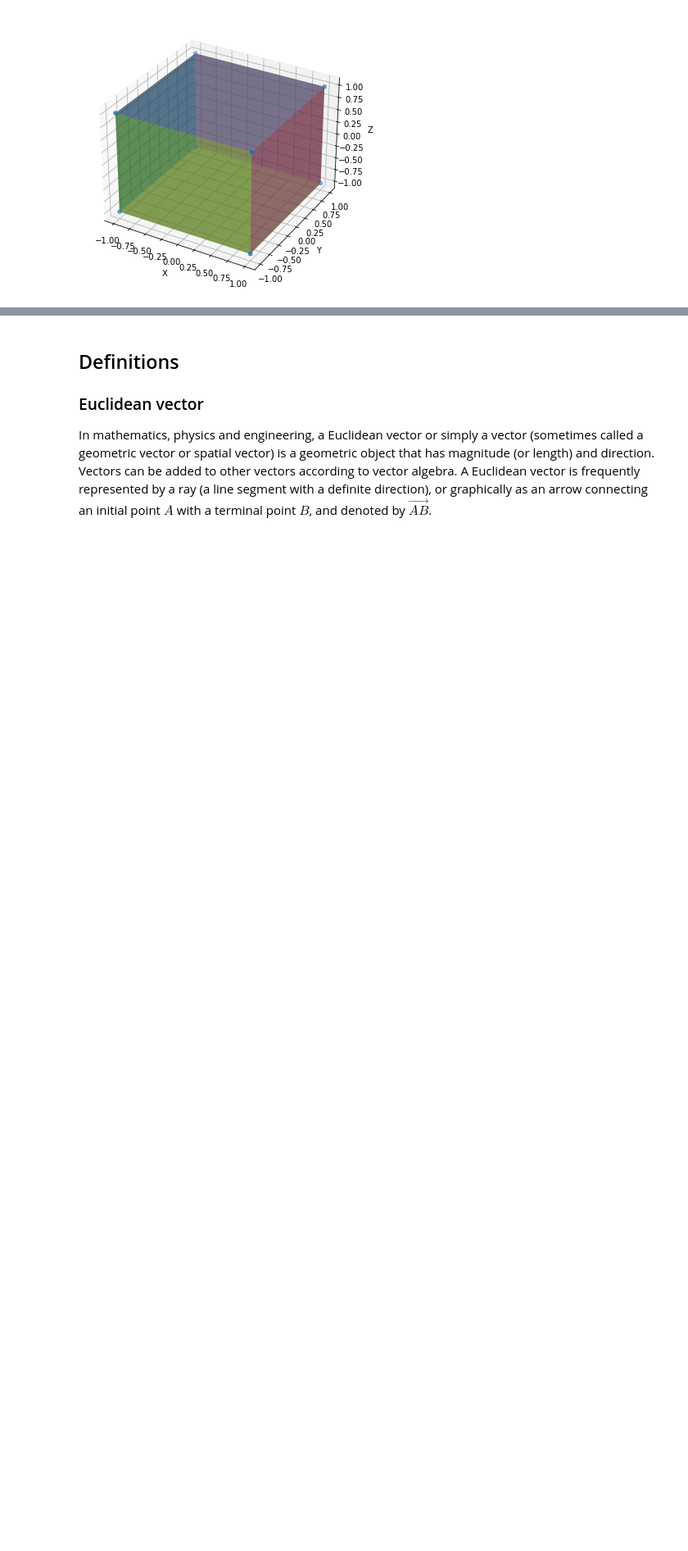
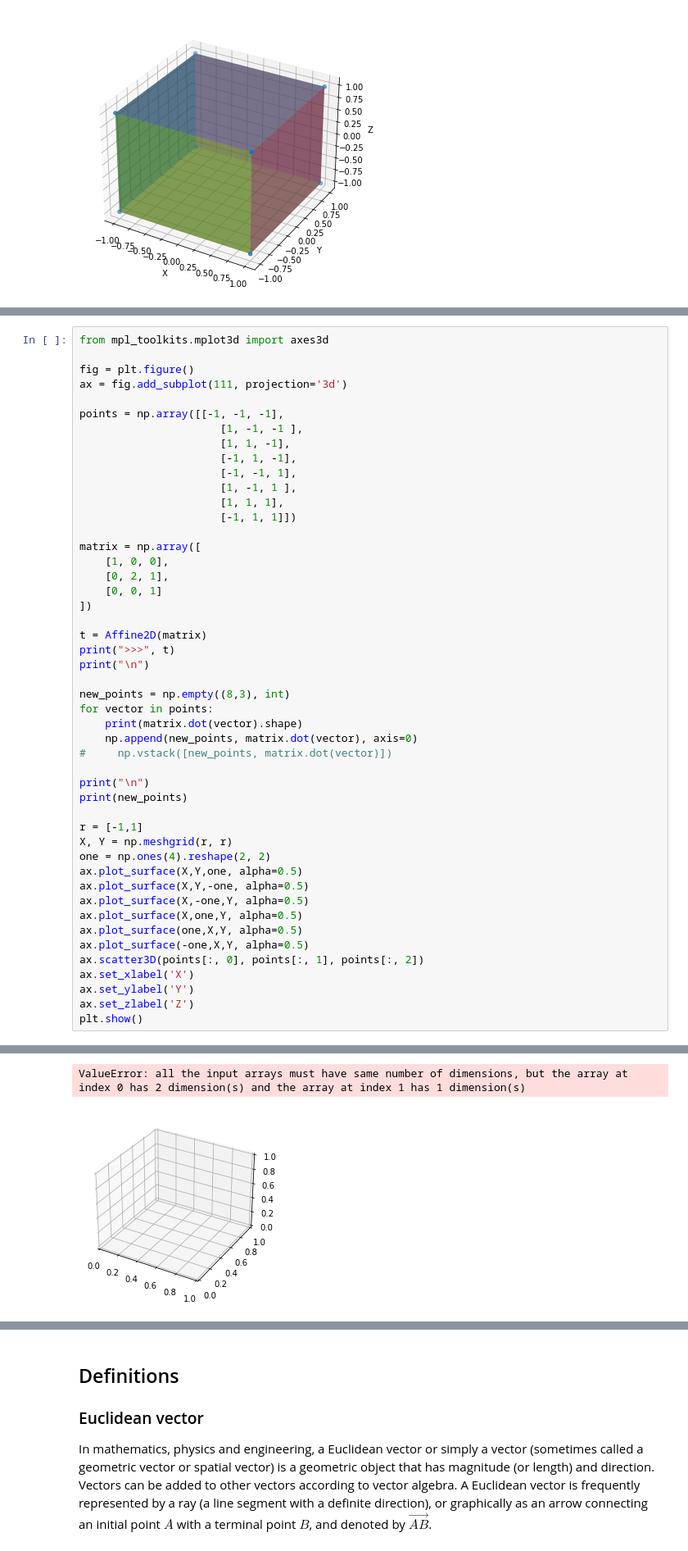
Before and after one commit to atkuzmanov/softuni-ai-mathconceptsfordevs-2021-project, a Jupyter notebook: softuni-ai-mcfd-2021-project-1-draft-work.ipynb, the cells around one changed output, grey strips where cells are left out. Shown at 82% size. Cells and saved outputs as stored; diff of their text form; blank space fills up the shorter version.

```diff
--- a/softuni-ai-mcfd-2021-project-1-draft-work.ipynb
+++ b/softuni-ai-mcfd-2021-project-1-draft-work.ipynb
@@ -698,0 +751,49 @@ plt.show()
+# %%
+from mpl_toolkits.mplot3d import axes3d
+
+fig = plt.figure()
+ax = fig.add_subplot(111, projection='3d')
+
+points = np.array([[-1, -1, -1],
+                      [1, -1, -1 ],
+                      [1, 1, -1],
+                      [-1, 1, -1],
+                      [-1, -1, 1],
+                      [1, -1, 1 ],
+                      [1, 1, 1],
+                      [-1, 1, 1]])
+
+matrix = np.array([
+    [1, 0, 0],
+    [0, 2, 1],
+    [0, 0, 1]
+])
+
+t = Affine2D(matrix)
+print(">>>", t)
+print("\n")
+
+new_points = np.empty((8,3), int)
+for vector in points:
+    print(matrix.dot(vector).shape)
+    np.append(new_points, matrix.dot(vector), axis=0)
+#     np.vstack([new_points, matrix.dot(vector)])
+
+print("\n")
+print(new_points)
+
+r = [-1,1]
+X, Y = np.meshgrid(r, r)
+one = np.ones(4).reshape(2, 2)
+ax.plot_surface(X,Y,one, alpha=0.5)
+ax.plot_surface(X,Y,-one, alpha=0.5)
+ax.plot_surface(X,-one,Y, alpha=0.5)
+ax.plot_surface(X,one,Y, alpha=0.5)
+ax.plot_surface(one,X,Y, alpha=0.5)
+ax.plot_surface(-one,X,Y, alpha=0.5)
+ax.scatter3D(points[:, 0], points[:, 1], points[:, 2])
+ax.set_xlabel('X')
+ax.set_ylabel('Y')
+ax.set_zlabel('Z')
+plt.show()
+# %% [output]
@@ -698,0 +807,2 @@ plt.show()
+ValueError: all the input arrays must have same number of dimensions, but the array at index 0 has 2 dimension(s) and the array at index 1 has 1 dimension(s)
+[figure, added]
```
Also changed, not shown: parts of 16 cells of this notebook.
